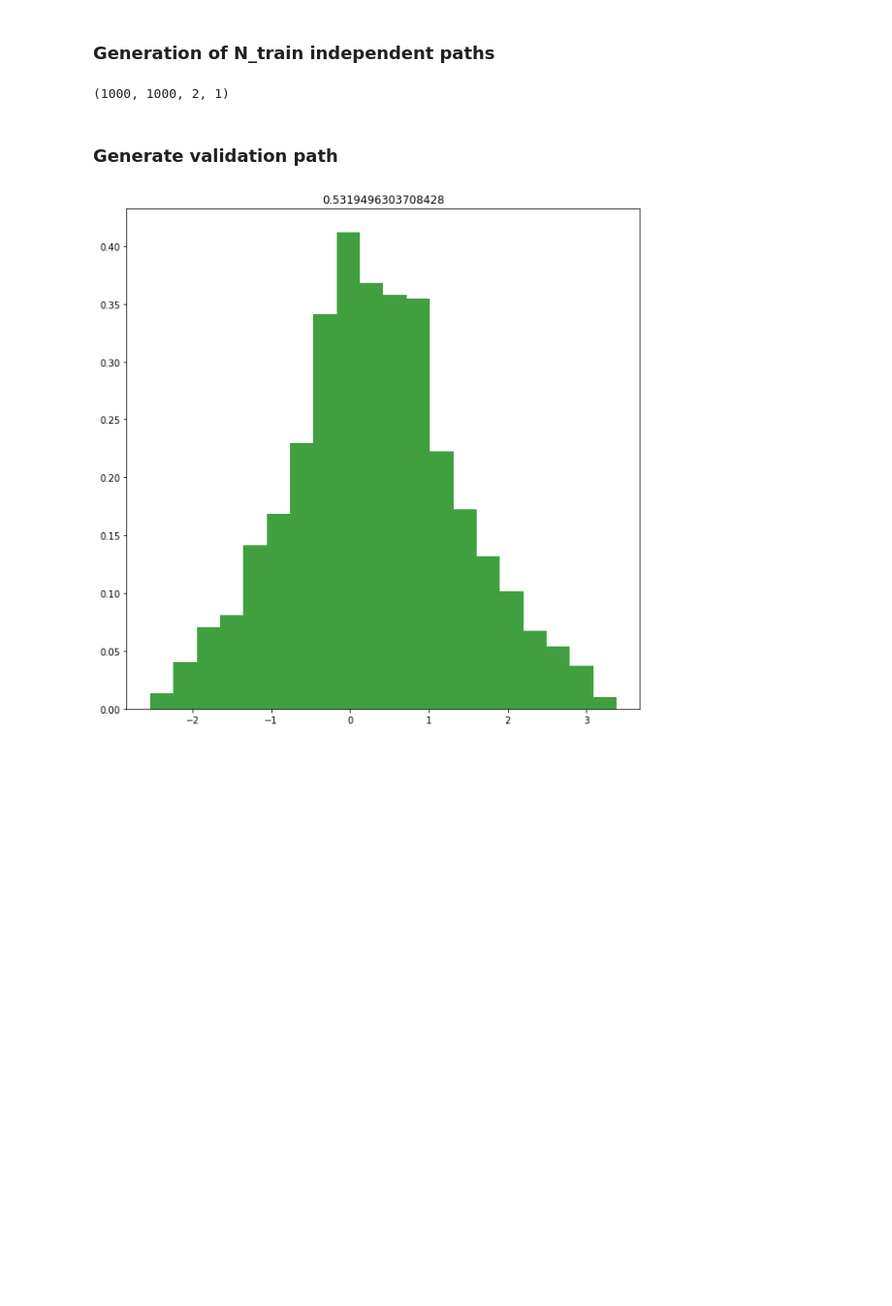
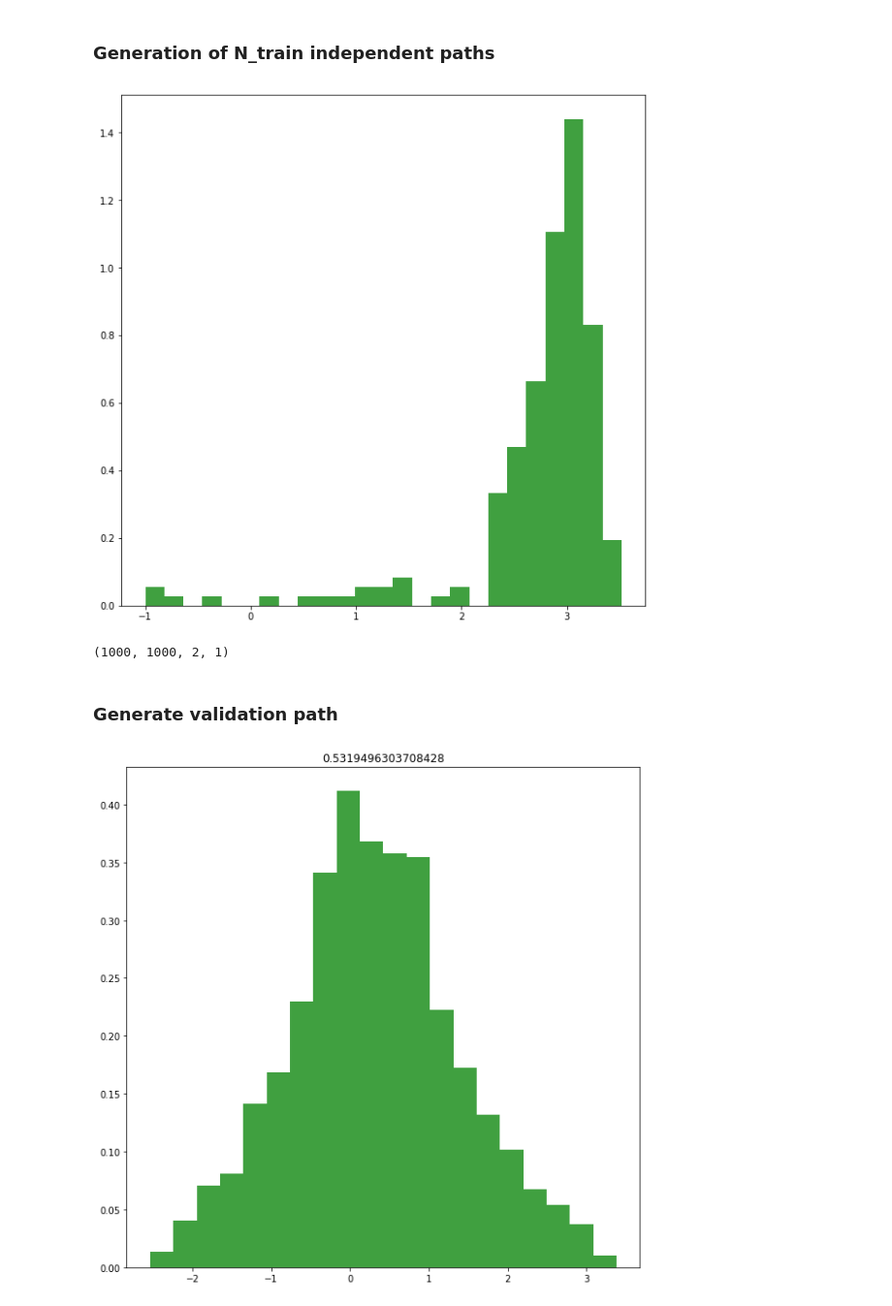
Before and after one commit to ShagadatovNurlan/VR-MCMC, a Jupyter notebook: algo_2/Final_GM_K2_2d_algo2+comparison.ipynb, the cells around one changed output. Shown: that part at 97% size. Drawn from its saved outputs; the diff is of its cells as text; code cells hidden in the pictures; blank space fills up the shorter version.

```diff
--- a/algo_2/Final_GM_K2_2d_algo2+comparison.ipynb
+++ b/algo_2/Final_GM_K2_2d_algo2+comparison.ipynb
@@ -86,6 +86,27 @@ def generate_paths(x_initial,N_train,a,d,N):
         ZZ.append(Z)
         GG.append(G)
     return np.array(XX),np.array(ZZ), np.array(GG)
+# %%
+def generate_mean_q_pl(x_initial, a, d, N_tr, N):
+    h = 0.1
+    noise = np.random.rand(N_tr, N)
+    n_points = x_initial.shape[0]
+    XX = np.zeros((n_points, N_tr, N))
+    XX[:,0,0] = x_initial
+    for i in range(n_points):
+        for j in range(N_tr):
+            for k in range(1,N):
+                XX[i,j,k] = XX[i,j,k-1] - h * f_grad(XX[i,j,k-1]) + np.sqrt(2*h) * noise[j,k]
+    return XX
+# %%
+XX_mean = generate_mean_q_pl(np.arange(-1,1,0.2), a,d,100,200)
+# %%
+plt.figure(figsize=(10,10))
+n, bins, patches = plt.hist(XX_mean[0,0].reshape(-1,1), 25, density=True, facecolor='g', alpha=0.75)
+x = np.linspace(-5,5,100)
+plt.show()
+# %% [output]
+[figure, added]
 # %%
 np.random.seed(123)
 XX, ZZ, _= generate_paths(X,1000,a,d,1000)
```
Also changed, not shown: parts of 5 cells of this notebook, 2 other files.
